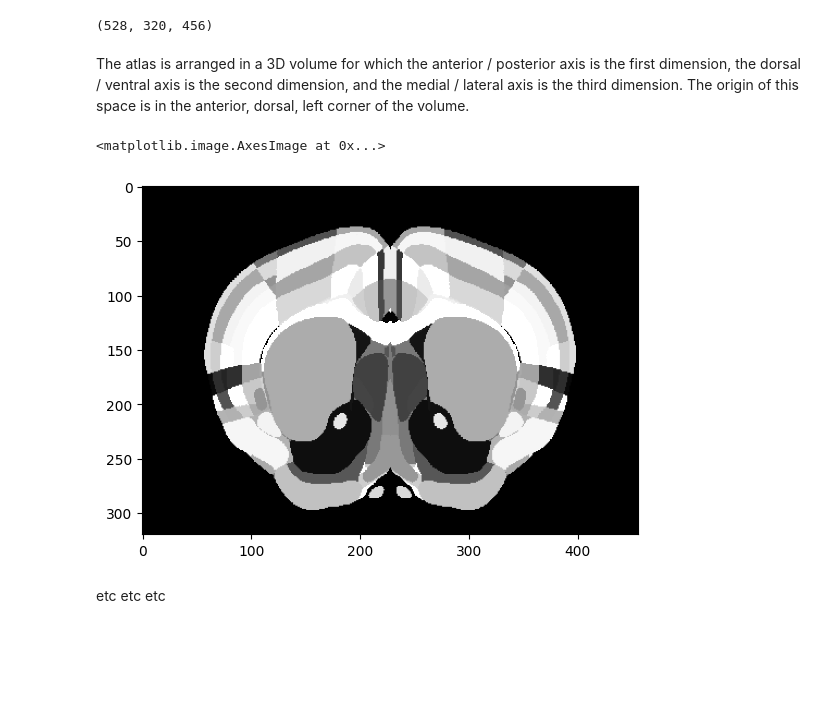
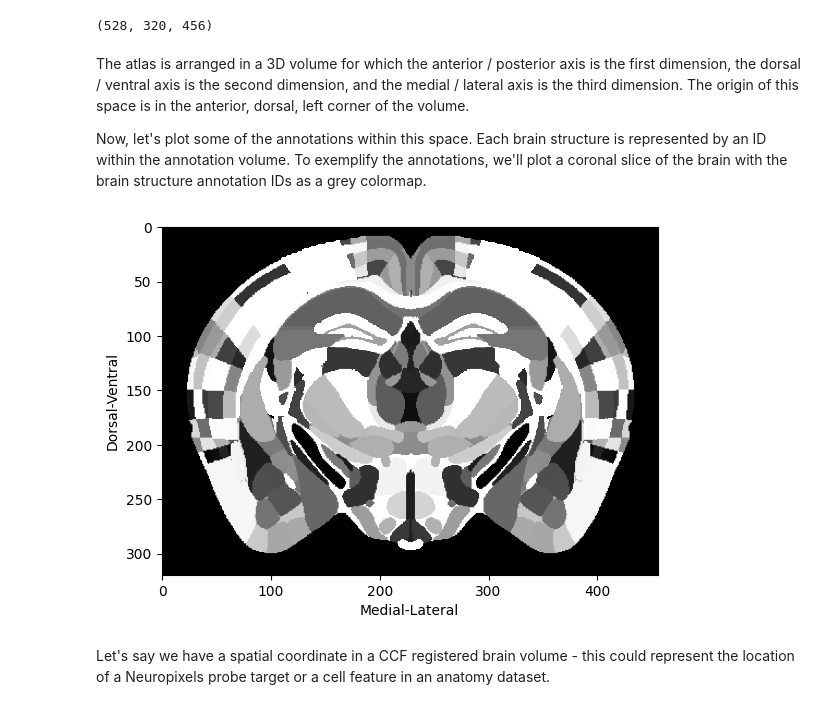
Before and after one commit to AllenNeuralDynamics/AIND-CNC-SmartSPIM-Workshop, a Jupyter notebook: code/ccf_tutorial_content.ipynb, the cells around one changed output. Saved outputs shown, nothing was run; the diff lists cells and outputs as text; code cells hidden in the pictures; blank space fills up the shorter version.

```diff
--- a/code/ccf_tutorial_content.ipynb
+++ b/code/ccf_tutorial_content.ipynb
@@ -127,13 +19,15 @@ atlas.annotation.shape
 (528, 320, 456)
 # %% [markdown]
 The atlas is arranged in a 3D volume for which the anterior / posterior axis is the first dimension, the dorsal / ventral axis is the second dimension, and the medial / lateral axis is the third dimension. The origin of this space is in the anterior, dorsal, left corner of the volume.
+
+Now, let's plot some of the annotations within this space. Each brain structure is represented by an ID within the annotation volume. To exemplify the annotations, we'll plot a coronal slice of the brain with the brain structure annotation IDs as a grey colormap.
-# %%
-# Now lets plot some of the annotations within this space. Each brain structure is represented by an ID within the annotation volume.
-# We'll plot those ID numbers as numerical values here.
-ap_plane = 180
-plt.imshow(atlas.annotation[ap_plane,:,:], vmax = 1000, cmap = "gray")
-# %% [output]
-<matplotlib.image.AxesImage at 0x...>
-[figure, removed]
-# %% [markdown]
-etc etc etc
+# %%
+ap_plane = 289
+plt.imshow(atlas.annotation[ap_plane,:,:], vmax = 1000, cmap = "gray") #imshow flips the axes
+plt.xlabel("Medial-Lateral")
+plt.ylabel("Dorsal-Ventral")
+plt.show()
+# %% [output]
+[figure, added]
+# %% [markdown]
+Let's say we have a spatial coordinate in a CCF registered brain volume - this could represent the location of a Neuropixels probe target or a cell feature in an anatomy dataset.
```
Also changed, not shown: parts of 38 cells of this notebook, 5 other files.
